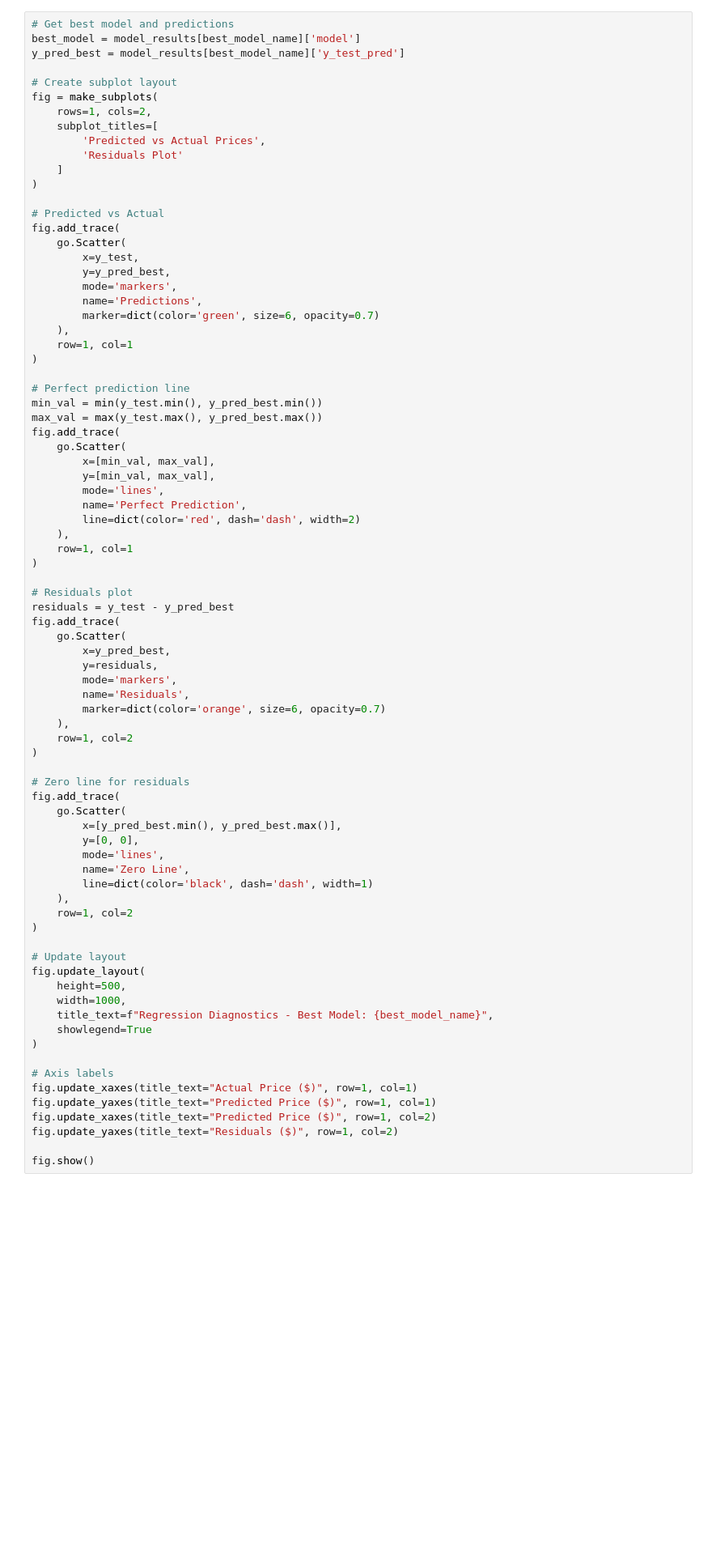
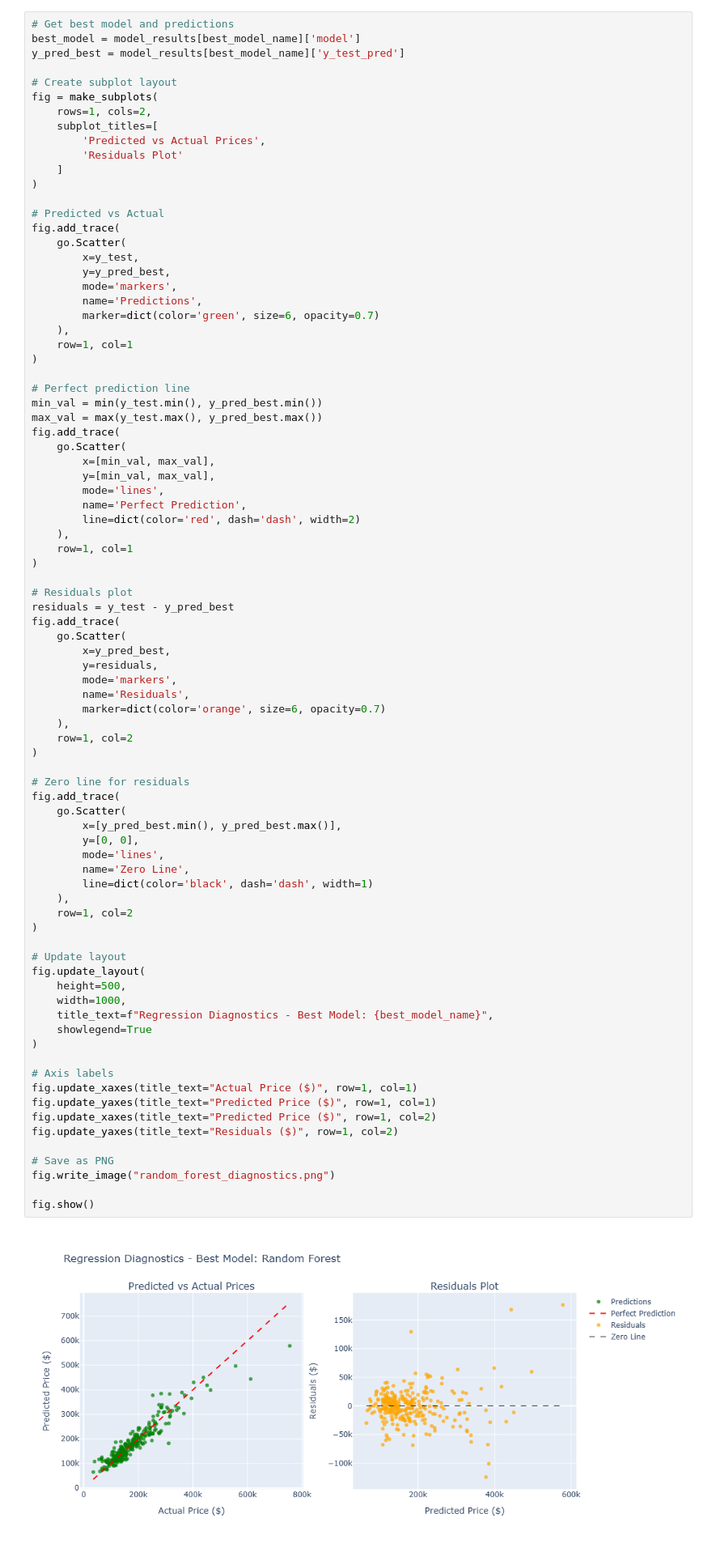
Before and after one commit to jola-ds/eda_and_ml_notebooks, a Jupyter notebook: housing_market_analysis/housing_market_analysis.ipynb, the cells around one changed output. Shown at 81% size. Drawn from its saved outputs; the diff is of its cells as text; blank space fills up the shorter version.

```diff
--- a/housing_market_analysis/housing_market_analysis.ipynb
+++ b/housing_market_analysis/housing_market_analysis.ipynb
@@ -674,30 +703,35 @@ fig.add_trace(
     row=1, col=2
 )
 
 # Zero line for residuals
 fig.add_trace(
     go.Scatter(
         x=[y_pred_best.min(), y_pred_best.max()],
         y=[0, 0],
         mode='lines',
         name='Zero Line',
         line=dict(color='black', dash='dash', width=1)
     ),
     row=1, col=2
 )
 
 # Update layout
 fig.update_layout(
     height=500,
     width=1000,
     title_text=f"Regression Diagnostics - Best Model: {best_model_name}",
     showlegend=True
 )
 
 # Axis labels
 fig.update_xaxes(title_text="Actual Price ($)", row=1, col=1)
 fig.update_yaxes(title_text="Predicted Price ($)", row=1, col=1)
 fig.update_xaxes(title_text="Predicted Price ($)", row=1, col=2)
 fig.update_yaxes(title_text="Residuals ($)", row=1, col=2)
 
+# Save as PNG
+fig.write_image("random_forest_diagnostics.png")
+
 fig.show()
+# %% [output]
+[figure, added]
```
Also changed, not shown: parts of 12 cells of this notebook.
